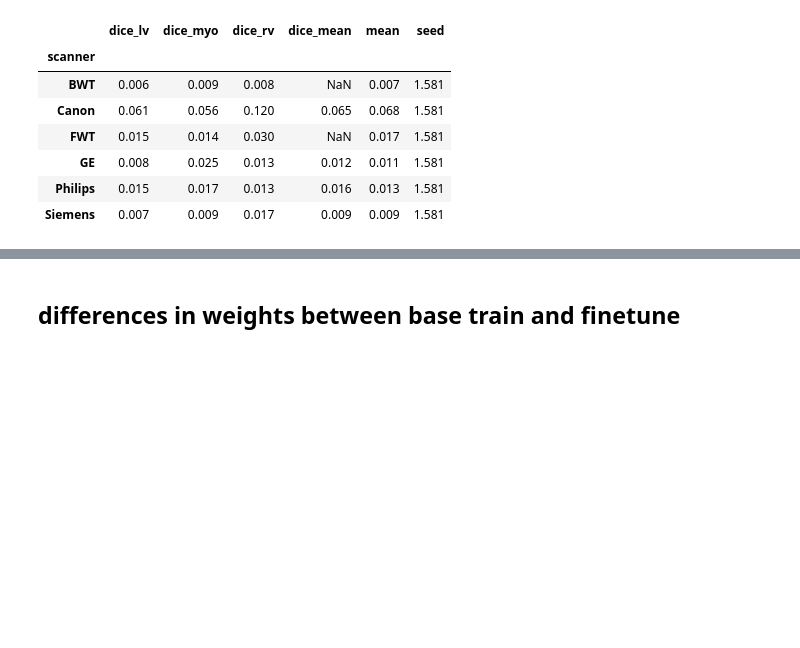
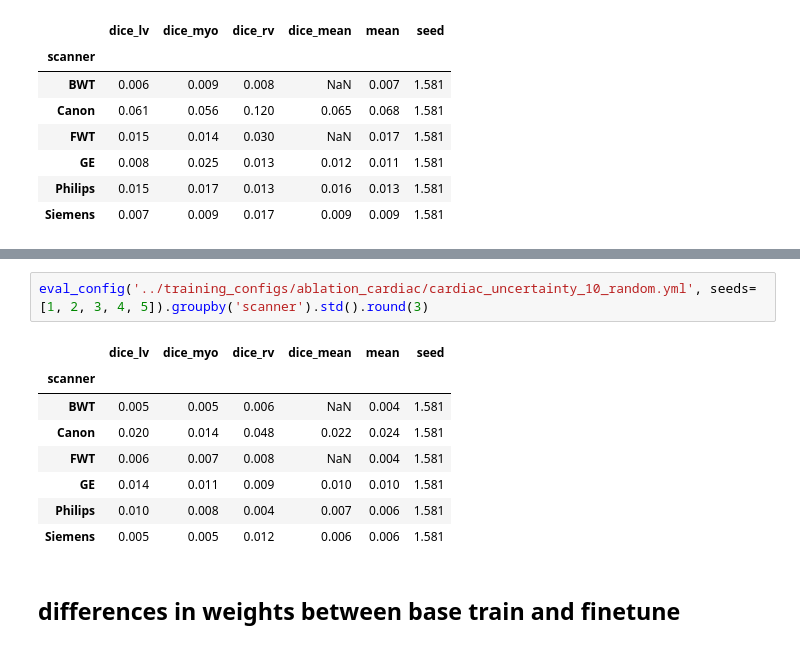
Before and after one commit to cirmuw/casa, a Jupyter notebook: evaluation/cardiac_evaluation.ipynb, the cells around one changed output, grey strips where cells are left out. Drawn from its saved outputs; the diff is of its cells as text; blank space fills up the shorter version.

```diff
--- a/evaluation/cardiac_evaluation.ipynb
+++ b/evaluation/cardiac_evaluation.ipynb
@@ -827,3 +846,14 @@ eval_config('../training_configs/ablation_cardiac/cardiac_naive_10_random.yml',
+# %%
+eval_config('../training_configs/ablation_cardiac/cardiac_uncertainty_10_random.yml', seeds=[1, 2, 3, 4, 5]).groupby('scanner').std().round(3)
+# %% [output]
+|  | dice_lv | dice_myo | dice_rv | dice_mean | mean | seed |
+| scanner |  |  |  |  |  |  |
+| BWT | 0.005 | 0.005 | 0.006 | NaN | 0.004 | 1.581 |
+| Canon | 0.020 | 0.014 | 0.048 | 0.022 | 0.024 | 1.581 |
+| FWT | 0.006 | 0.007 | 0.008 | NaN | 0.004 | 1.581 |
+| GE | 0.014 | 0.011 | 0.009 | 0.010 | 0.010 | 1.581 |
+| Philips | 0.010 | 0.008 | 0.004 | 0.007 | 0.006 | 1.581 |
+| Siemens | 0.005 | 0.005 | 0.012 | 0.006 | 0.006 | 1.581 |
 # %% [markdown]
 ## differences in weights between base train and finetune
 # %%
```
Also changed, not shown: parts of 4 cells of this notebook, 18 other files.
